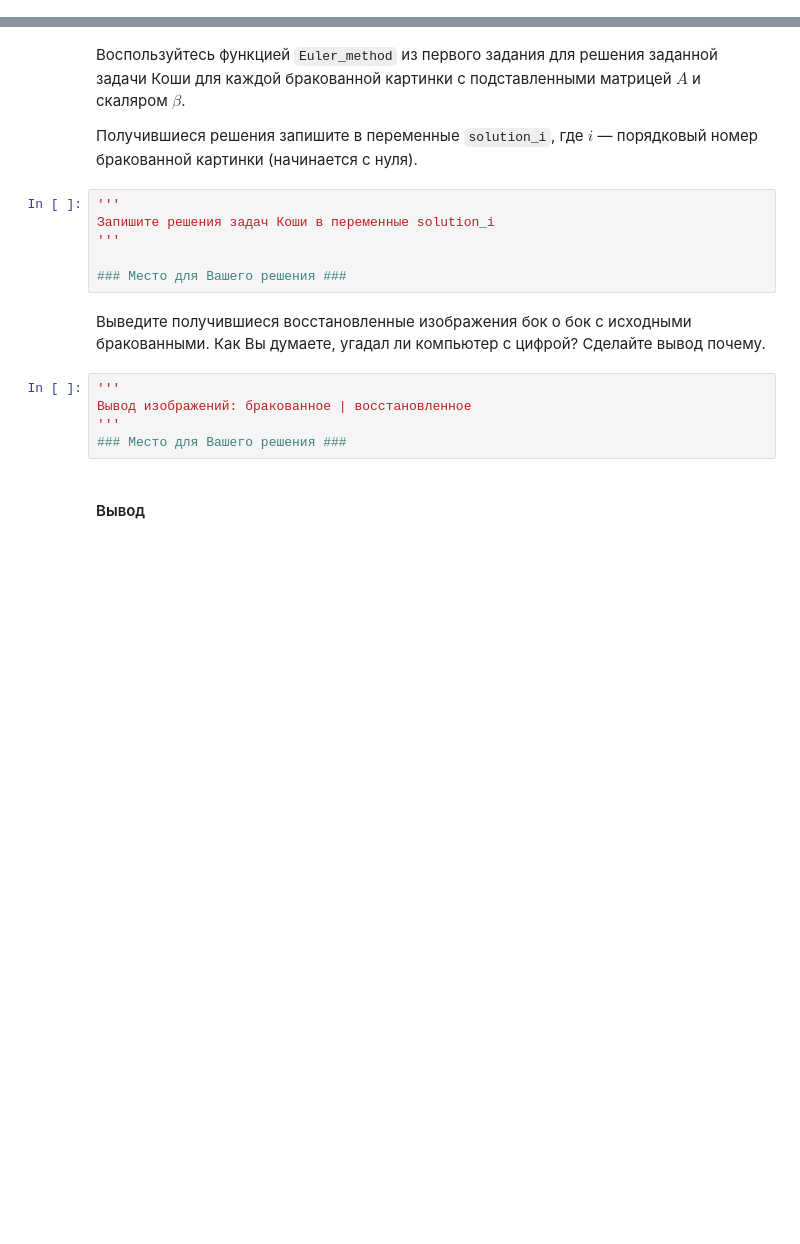
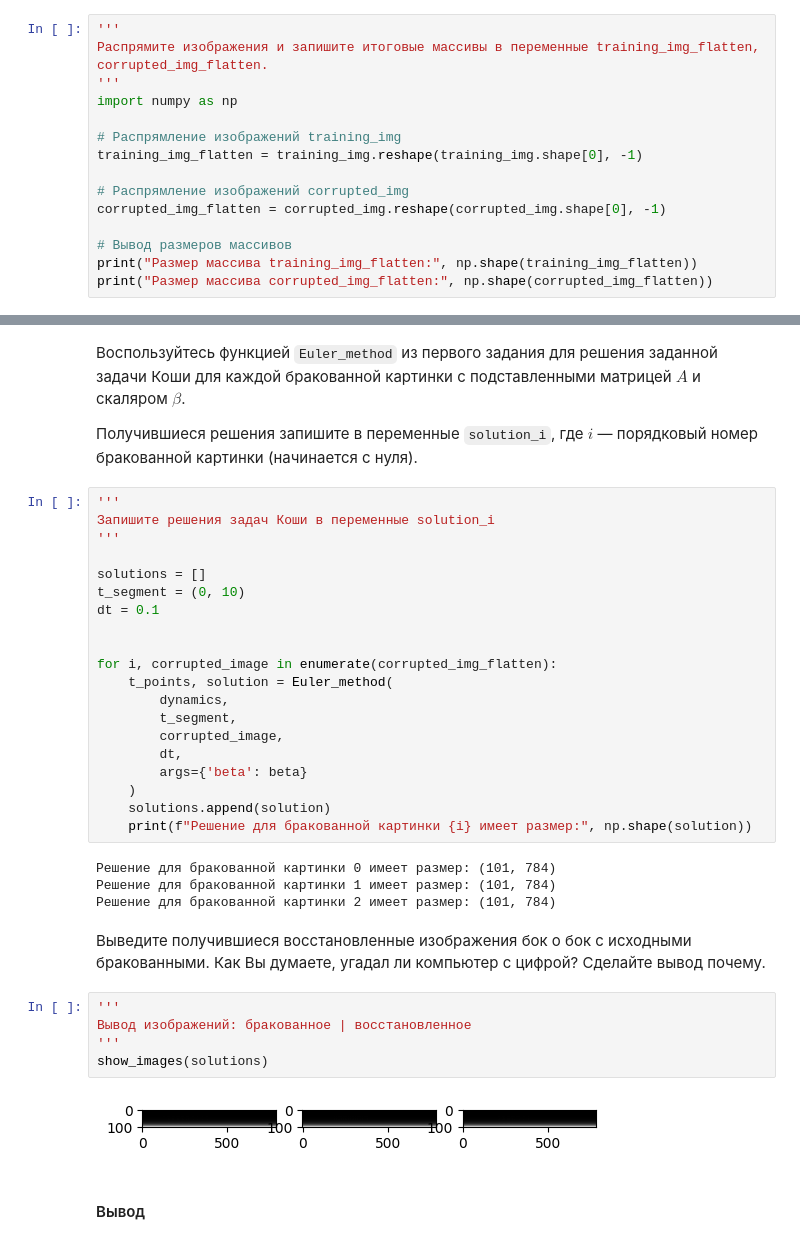
Before and after one commit to dimassolovev/differential-equations, a Jupyter notebook: lab_1.ipynb, the cells around one changed output, grey strips where cells are left out. Saved outputs shown, nothing was run; the diff lists cells and outputs as text; blank space fills up the shorter version.

```diff
--- a/lab_1.ipynb
+++ b/lab_1.ipynb
@@ -1056,0 +1054,15 @@ plt.show()
+# %%
+'''
+Распрямите изображения и запишите итоговые массивы в переменные training_img_flatten, corrupted_img_flatten.
+'''
+import numpy as np
+
+# Распрямление изображений training_img
+training_img_flatten = training_img.reshape(training_img.shape[0], -1)
+
+# Распрямление изображений corrupted_img
+corrupted_img_flatten = corrupted_img.reshape(corrupted_img.shape[0], -1)
+
+# Вывод размеров массивов
+print("Размер массива training_img_flatten:", np.shape(training_img_flatten))
+print("Размер массива corrupted_img_flatten:", np.shape(corrupted_img_flatten))
@@ -1076,19 +1093,39 @@ beta = 1e-5
 Воспользуйтесь функцией `Euler_method` из первого задания для решения заданной задачи Коши для каждой бракованной картинки с подставленными матрицей $A$ и скаляром $\beta$.
 
 Получившиеся решения запишите в переменные `solution_i`, где $i$ — порядковый номер бракованной картинки (начинается с нуля).
-# %%
-'''
-Запишите решения задач Коши в переменные solution_i
-'''
-
-### Место для Вашего решения ###
+# %%
+'''
+Запишите решения задач Коши в переменные solution_i
+'''
+
+solutions = []
+t_segment = (0, 10)
+dt = 0.1
+
+
+for i, corrupted_image in enumerate(corrupted_img_flatten):
+    t_points, solution = Euler_method(
+        dynamics,
+        t_segment,
+        corrupted_image,
+        dt,
+        args={'beta': beta}
+    )
+    solutions.append(solution)
+    print(f"Решение для бракованной картинки {i} имеет размер:", np.shape(solution))
+# %% [output]
+Решение для бракованной картинки 0 имеет размер: (101, 784)
+Решение для бракованной картинки 1 имеет размер: (101, 784)
+Решение для бракованной картинки 2 имеет размер: (101, 784)
 # %% [markdown]
 Выведите получившиеся восстановленные изображения бок о бок с исходными бракованными. Как Вы думаете, угадал ли компьютер с цифрой? Сделайте вывод почему.
 # %%
 '''
 Вывод изображений: бракованное | восстановленное
 '''
-### Место для Вашего решения ###
+show_images(solutions)
+# %% [output]
+[figure, added]
 # %% [markdown]
 #### Вывод
 # %% [markdown]
```
Also changed, not shown: parts of 17 cells of this notebook, 2 other files.
